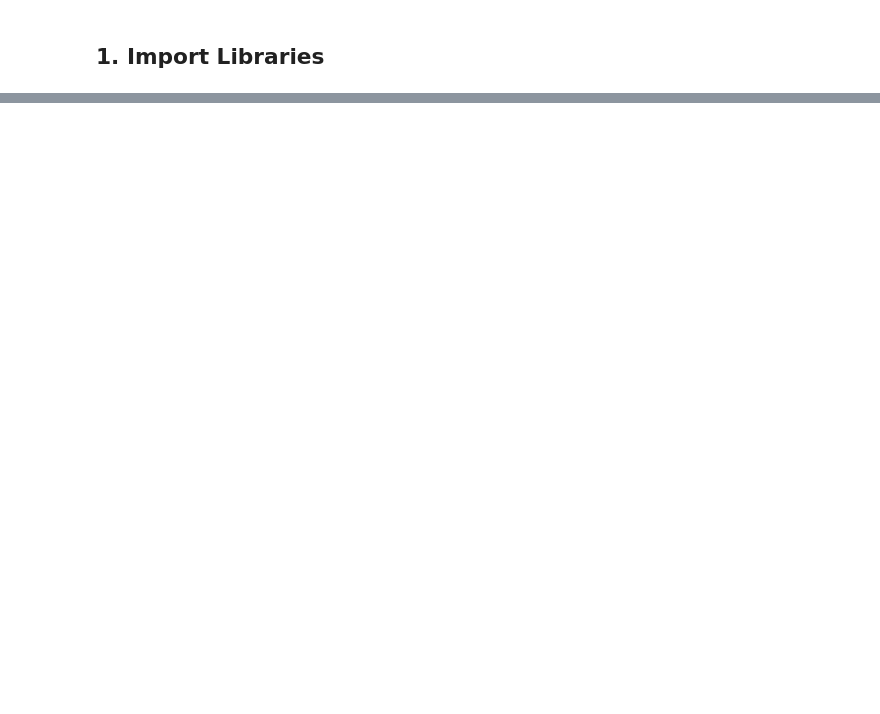
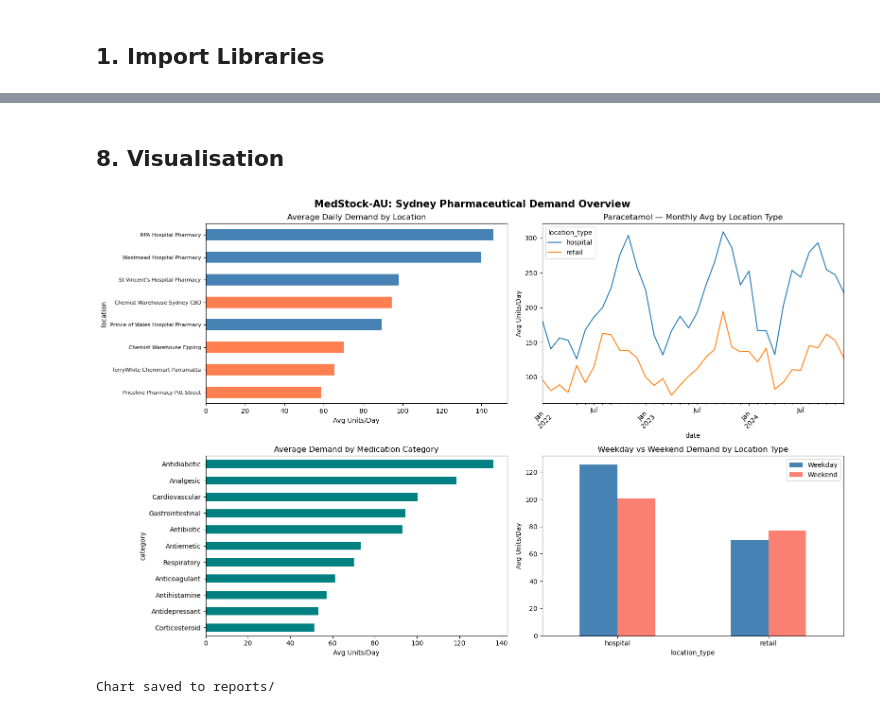
Before and after one commit to Amanda1005/MedStock-AU, a Jupyter notebook: notebooks/01_data_generation.ipynb, the cells around one changed output, grey strips where cells are left out. Drawn from its saved outputs; the diff is of its cells as text; code cells hidden in the pictures; blank space fills up the shorter version.

```diff
--- a/notebooks/01_data_generation.ipynb
+++ b/notebooks/01_data_generation.ipynb
@@ -37,0 +186,7 @@ Real hospital pharmacy data is subject to strict privacy regulations in Australi
+# %%
+start_date = datetime(2022, 1, 1)
+end_date   = datetime(2024, 12, 31)
+date_range = pd.date_range(start=start_date, end=end_date, freq='D')
+
+print(f"Date range : {start_date.date()} to {end_date.date()}")
+print(f"Total days : {len(date_range)}")
@@ -37,0 +352,49 @@ Real hospital pharmacy data is subject to strict privacy regulations in Australi
+# %% [markdown]
+## 8. Visualisation
+# %%
+fig, axes = plt.subplots(2, 2, figsize=(16, 10))
+fig.suptitle('MedStock-AU: Sydney Pharmaceutical Demand Overview', fontsize=15, fontweight='bold')
+
+# Plot 1: Average demand by location
+ax1 = axes[0, 0]
+loc_avg = df.groupby('location')['demand_units'].mean().sort_values()
+colors  = ['steelblue' if 'Hospital' in x or 'RPA' in x or "St Vincent" in x or 'Prince' in x
+           else 'coral' for x in loc_avg.index]
+loc_avg.plot(kind='barh', ax=ax1, color=colors)
+ax1.set_title('Average Daily Demand by Location')
+ax1.set_xlabel('Avg Units/Day')
+ax1.tick_params(axis='y', labelsize=8)
+
+# Plot 2: Monthly demand — Paracetamol across all locations
+ax2 = axes[0, 1]
+para = df[df['medication'] == 'Paracetamol'].copy()
+para_monthly = para.groupby([para['date'].dt.to_period('M'), 'location_type'])['demand_units'].mean().unstack()
+para_monthly.index = para_monthly.index.to_timestamp()
+para_monthly.plot(ax=ax2, linewidth=1.5)
+ax2.set_title('Paracetamol — Monthly Avg by Location Type')
+ax2.set_ylabel('Avg Units/Day')
+ax2.tick_params(axis='x', rotation=45)
+
+# Plot 3: Demand by medication category
+ax3 = axes[1, 0]
+cat_avg = df.groupby('category')['demand_units'].mean().sort_values()
+cat_avg.plot(kind='barh', ax=ax3, color='teal')
+ax3.set_title('Average Demand by Medication Category')
+ax3.set_xlabel('Avg Units/Day')
+
+# Plot 4: Weekend vs Weekday by location type
+ax4 = axes[1, 1]
+weekend = df.groupby(['location_type', 'is_weekend'])['demand_units'].mean().unstack()
+weekend.columns = ['Weekday', 'Weekend']
+weekend.plot(kind='bar', ax=ax4, color=['steelblue', 'salmon'])
+ax4.set_title('Weekday vs Weekend Demand by Location Type')
+ax4.set_ylabel('Avg Units/Day')
+ax4.tick_params(axis='x', rotation=0)
+
+plt.tight_layout()
+plt.savefig('../reports/01_demand_overview.png', dpi=150, bbox_inches='tight')
+plt.show()
+print("Chart saved to reports/")
+# %% [output]
+[figure, added]
+Chart saved to reports/
```
Also changed, not shown: parts of 16 cells of this notebook, 16 other files.
